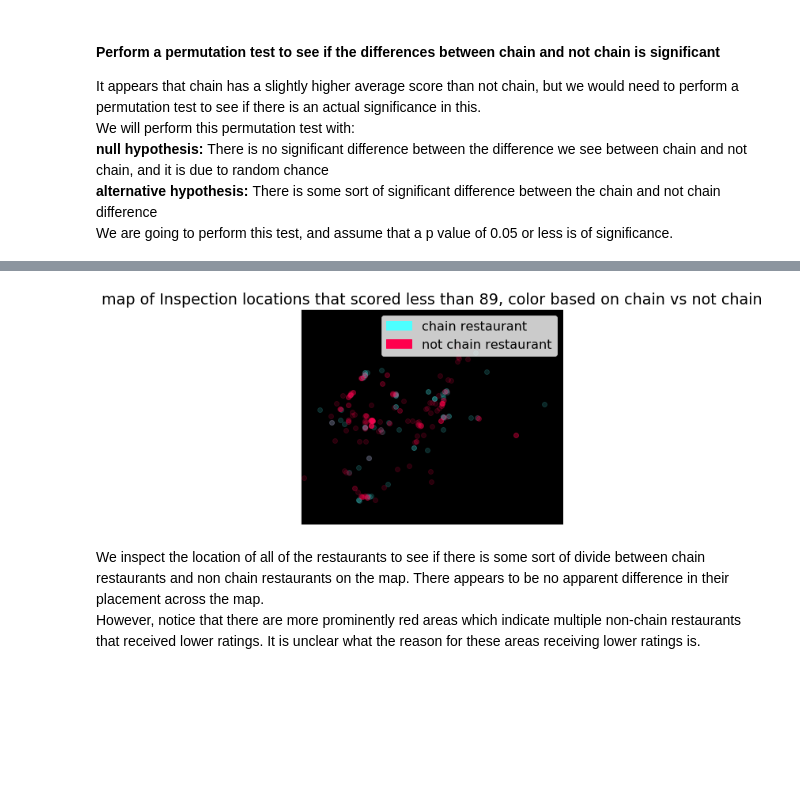
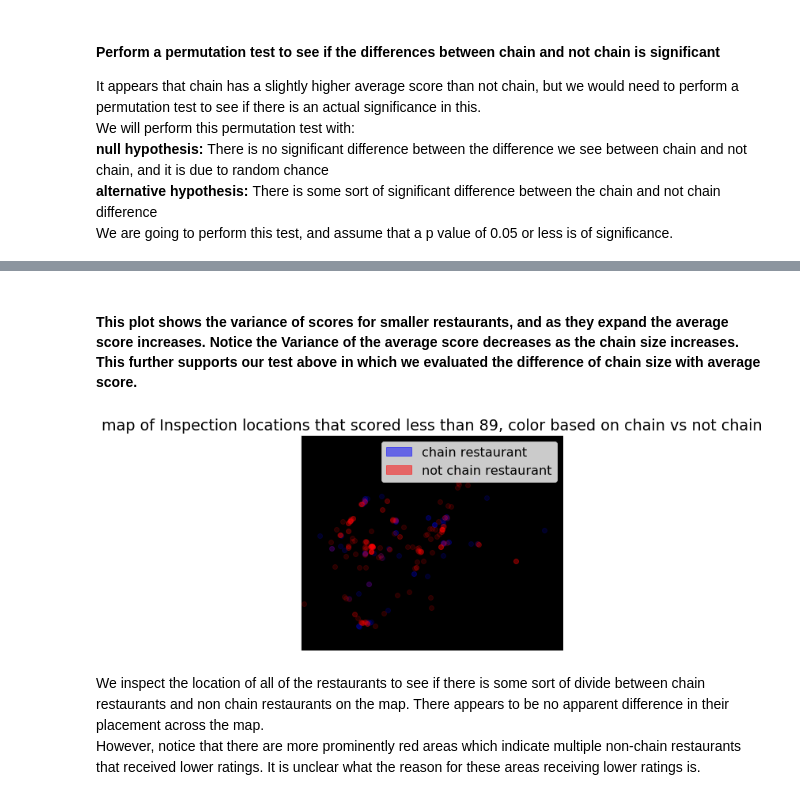
Before and after one commit to COGS108/individual_sp20, a Jupyter notebook: final_project/FinalProject_maderlime.ipynb, the cells around one changed output, grey strips where cells are left out. Drawn from its saved outputs; the diff is of its cells as text; code cells hidden in the pictures; blank space fills up the shorter version.

```diff
--- a/final_project/FinalProject_maderlime.ipynb
+++ b/final_project/FinalProject_maderlime.ipynb
@@ -175,11 +226,13 @@ I will utilize <b>restaurantsdf</b> in order to evaluate whether the restaurant
 restaurant_count = pd.DataFrame(restaurantsdf['name'].value_counts()).rename({'name':'count'}, axis = 1)
 restaurant_count['chain_type'] = restaurant_count['count'].apply(lambda x: "chain" if x > 1 else "not chain")
 restaurant_count = restaurant_count.reset_index().rename({'index':'name'}, axis = 1)
-restaurant_count = restaurant_count[restaurant_count["chain_type"] == "chain"]
+restaurant_count_chain = restaurant_count[restaurant_count["chain_type"] == "chain"]
 # restaurantsdf
+restaurant_count["index"] = restaurant_count["name"].copy(deep = True)
+restaurant_count = restaurant_count.set_index("index")
 # %%
 def ischain(row):
-    if row in np.array(restaurant_count["name"]):
+    if row in np.array(restaurant_count_chain["name"]):
         return "chain"
     return "not chain"
 newinspectionsdf['chain'] = newinspectionsdf['name'].apply(ischain)
@@ -186,3 +241,9 @@ newinspectionsdf['chain'] = newinspectionsdf['name'].apply(ischain)
+# %%
+# newinspectionsdf['chain_size'] =
+def chain_count(row):
+    return restaurant_count.loc[row]['count']
+# restaurant_count['count'].apply(lambda x: "chain" if x > 1 else "not chain")
+newinspectionsdf['chain_size'] = newinspectionsdf['name'].apply(chain_count)
 # %% [markdown]
 Now let's quickly review the cleaned inspectionssdf
 # %%
@@ -327,32 +454,37 @@ We see with the p value of nearly 0 there is some significant difference between
+# %% [markdown]
+<h4>This plot shows the variance of scores for smaller restaurants, and as they expand the average score increases. Notice the <b>Variance</b> of the average score decreases as the chain size increases. This further supports our test above in which we evaluated the difference of chain size with average score.</h4>
 # %%
+world = gpd.read_file('states_21basic/states.shp')
 # get all the ids of the inspectors
 inspector_ids = ["chain", "not chain"]
 # create a color list so there is different colors to represent each inspector
-color_list = [(.3,1,1),(1,0,.3)]
+color_list = ['blue','red']
 # using the north carolina map (although it wasn't very useful in creating my visualization)
-ax = world[world.STATE_ABBR == 'NC'].plot(
-        color='black', edgecolor='black')
+ax = world[world.STATE_ABBR == 'NC'].plot(color='black', edgecolor='black')
+shrunkdf = newinspectionsdf
+gdf = gpd.GeoDataFrame(
+    shrunkdf, geometry=gpd.points_from_xy(shrunkdf.x, shrunkdf.y))
 minx, miny, maxx, maxy = gdf.total_bounds
 ax.set_xlim(-78.95, -78.267)
 ax.set_ylim(35.52, 36.08)
 ax.set_xlabel("")
 ax.set_ylabel("")
 ax.yaxis.set_major_locator(plt.NullLocator())
 ax.xaxis.set_major_formatter(plt.NullFormatter())
 chain = []
 for i in range(len(inspector_ids)):
     shrunkdf = newinspectionsdf[newinspectionsdf["chain"] == inspector_ids[i]][newinspectionsdf["score"] < 89]
     gdf = gpd.GeoDataFrame(
     shrunkdf, geometry=gpd.points_from_xy(shrunkdf.x, shrunkdf.y))
     ref = gdf.plot(ax=ax, color = color_list[i], alpha = 0.15)
     chain.append(ref)
 plt.title('map of Inspection locations that scored less than 89, color based on chain vs not chain', color = 'black')
-red_patch = mpatches.Patch(color=(.3,1,1), label='chain restaurant')
-blue_patch = mpatches.Patch(color=(1,0,.3), label='not chain restaurant')
+red_patch = mpatches.Patch(color='blue', label='chain restaurant', alpha = .5)
+blue_patch = mpatches.Patch(color='red', label='not chain restaurant', alpha = .5)
 plt.legend(handles=[red_patch, blue_patch])
 plt.show()
 # %% [output]
-[figure, old version]
+[figure, new version]
 # %% [markdown]
 We inspect the location of all of the restaurants to see if there is some sort of divide between chain restaurants and non chain restaurants on the map. There appears to be no apparent difference in their placement across the map. <br>
 However, notice that there are more prominently red areas which indicate multiple non-chain restaurants that received lower ratings. It is unclear what the reason for these areas receiving lower ratings is.
```
Also changed, not shown: parts of 26 cells of this notebook.
